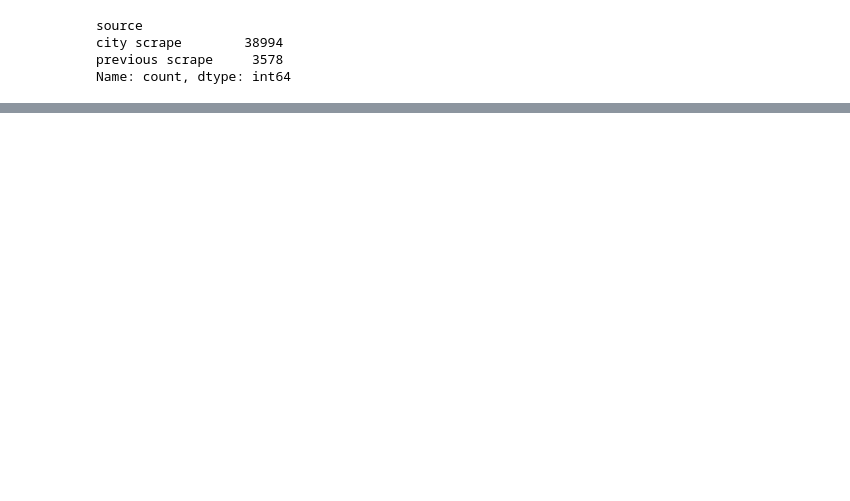
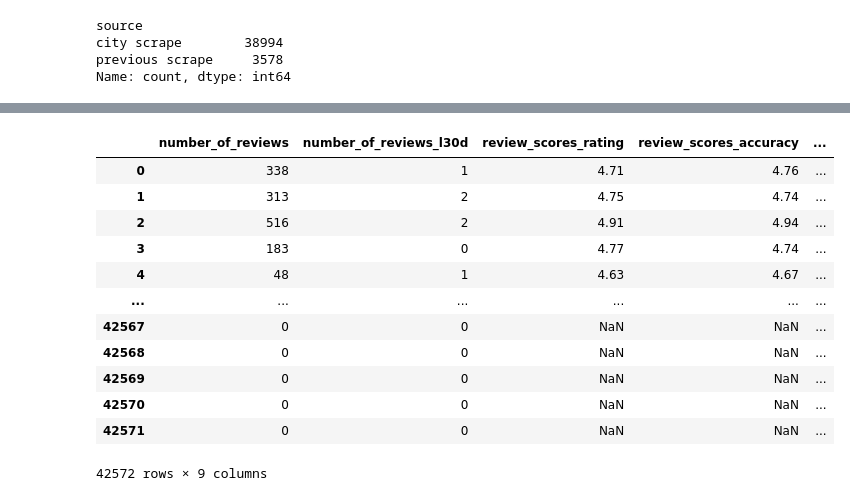
Before and after one commit to pedrobslima/IC-Reject-Option, a Jupyter notebook: preprocess.ipynb, the cells around one changed output, grey strips where cells are left out. Cells and saved outputs as stored; diff of their text form; code cells hidden in the pictures; blank space fills up the shorter version.

```diff
--- a/preprocess.ipynb
+++ b/preprocess.ipynb
@@ -310,0 +297,26 @@ df['neighbourhood_cleansed']
+# %%
+df[[
+    'number_of_reviews', #ok
+    'number_of_reviews_l30d', #ok
+    'review_scores_rating', #ok
+    'review_scores_accuracy', #ok
+    'review_scores_cleanliness', #ok
+    'review_scores_checkin', #ok
+    'review_scores_communication', #ok
+    'review_scores_location', #
+    'review_scores_value',
+]]
+# %% [output]
+|  | number_of_reviews | number_of_reviews_l30d | review_scores_rating | review_scores_accuracy | ... |
+| 0 | 338 | 1 | 4.71 | 4.76 | ... |
+| 1 | 313 | 2 | 4.75 | 4.74 | ... |
+| 2 | 516 | 2 | 4.91 | 4.94 | ... |
+| 3 | 183 | 0 | 4.77 | 4.74 | ... |
+| 4 | 48 | 1 | 4.63 | 4.67 | ... |
+| ... | ... | ... | ... | ... | ... |
+| 42567 | 0 | 0 | NaN | NaN | ... |
+| 42568 | 0 | 0 | NaN | NaN | ... |
+| 42569 | 0 | 0 | NaN | NaN | ... |
+| 42570 | 0 | 0 | NaN | NaN | ... |
+| 42571 | 0 | 0 | NaN | NaN | ... |
+42572 rows × 9 columns
```
Also changed, not shown: parts of 12 cells of this notebook, 2 other files.
